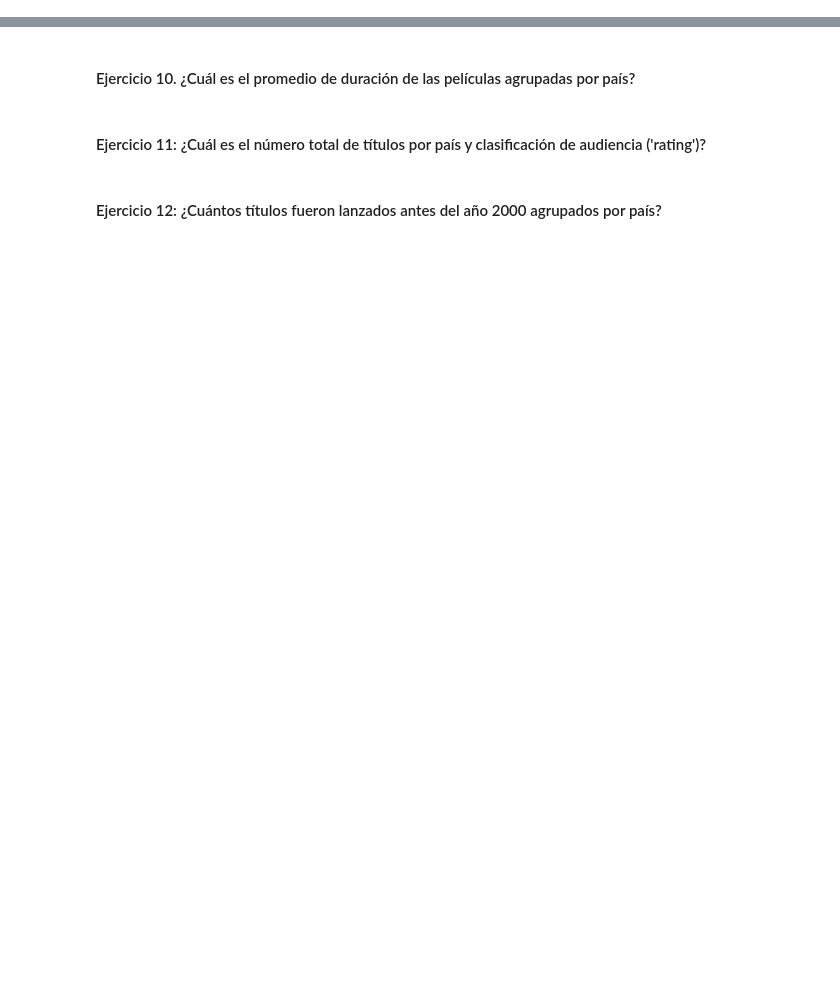
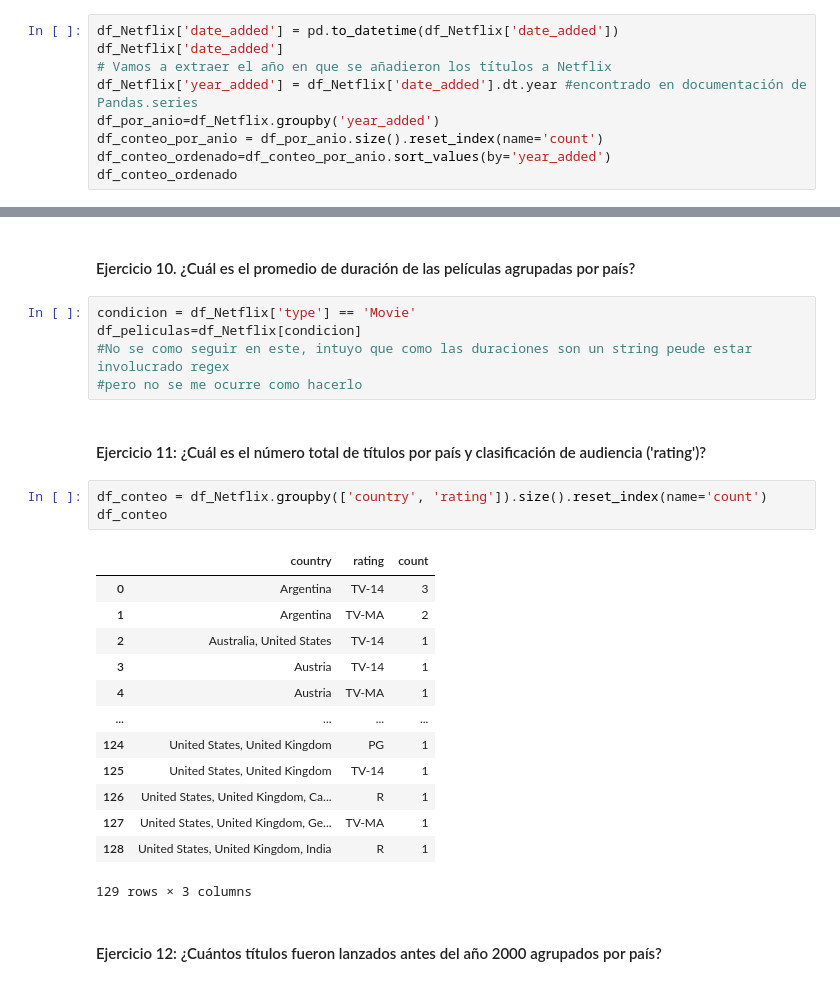
Before and after one commit to Rcm89/laboratorio-pandas-filtrado-y-groupby, a Jupyter notebook: laboratorio-modulo2-leccion03-groupby.ipynb, the cells around one changed output, grey strips where cells are left out. Saved outputs shown, nothing was run; the diff lists cells and outputs as text; blank space fills up the shorter version.

Commit message:
group by terminado

```diff
--- a/laboratorio-modulo2-leccion03-groupby.ipynb
+++ b/laboratorio-modulo2-leccion03-groupby.ipynb
@@ -83,2 +90,11 @@ df_conteo_por_pais_ordenado
 # %% [markdown]
 #### Ejercicio 5: ¿Cuántos títulos se añadieron a Netflix cada año? Para resolver este ejercicio tendrás uqe convertir la columna `date_added` a formato fecha usando el método `pd.to_datetime`. [Aquí](https://pandas.pydata.org/docs/reference/api/pandas.to_datetime.html) tienes la documentación, leeala con detenimiento antes de usar el método.
+# %%
+df_Netflix['date_added'] = pd.to_datetime(df_Netflix['date_added'])
+df_Netflix['date_added']
+# Vamos a extraer el año en que se añadieron los títulos a Netflix
+df_Netflix['year_added'] = df_Netflix['date_added'].dt.year #encontrado en documentación de Pandas.series
+df_por_anio=df_Netflix.groupby('year_added')
+df_conteo_por_anio = df_por_anio.size().reset_index(name='count')
+df_conteo_ordenado=df_conteo_por_anio.sort_values(by='year_added')
+df_conteo_ordenado
@@ -93,6 +169,28 @@ df_conteo_por_pais_ordenado
 # %% [markdown]
 #### Ejercicio 10. ¿Cuál es el promedio de duración de las películas agrupadas por país?
+# %%
+condicion = df_Netflix['type'] == 'Movie'
+df_peliculas=df_Netflix[condicion]
+#No se como seguir en este, intuyo que como las duraciones son un string peude estar involucrado regex
+#pero no se me ocurre como hacerlo
 # %% [markdown]
 #### Ejercicio 11: ¿Cuál es el número total de títulos por país y clasificación de audiencia ('rating')?
+# %%
+df_conteo = df_Netflix.groupby(['country', 'rating']).size().reset_index(name='count')
+df_conteo
+# %% [output]
+|  | country | rating | count |
+| 0 | Argentina | TV-14 | 3 |
+| 1 | Argentina | TV-MA | 2 |
+| 2 | Australia, United States | TV-14 | 1 |
+| 3 | Austria | TV-14 | 1 |
+| 4 | Austria | TV-MA | 1 |
+| ... | ... | ... | ... |
+| 124 | United States, United Kingdom | PG | 1 |
+| 125 | United States, United Kingdom | TV-14 | 1 |
+| 126 | United States, United Kingdom, Ca... | R | 1 |
+| 127 | United States, United Kingdom, Ge... | TV-MA | 1 |
+| 128 | United States, United Kingdom, India | R | 1 |
+129 rows × 3 columns
 # %% [markdown]
 #### Ejercicio 12: ¿Cuántos títulos fueron lanzados antes del año 2000 agrupados por país?
```
Also changed, not shown: parts of 10 cells of this notebook.
